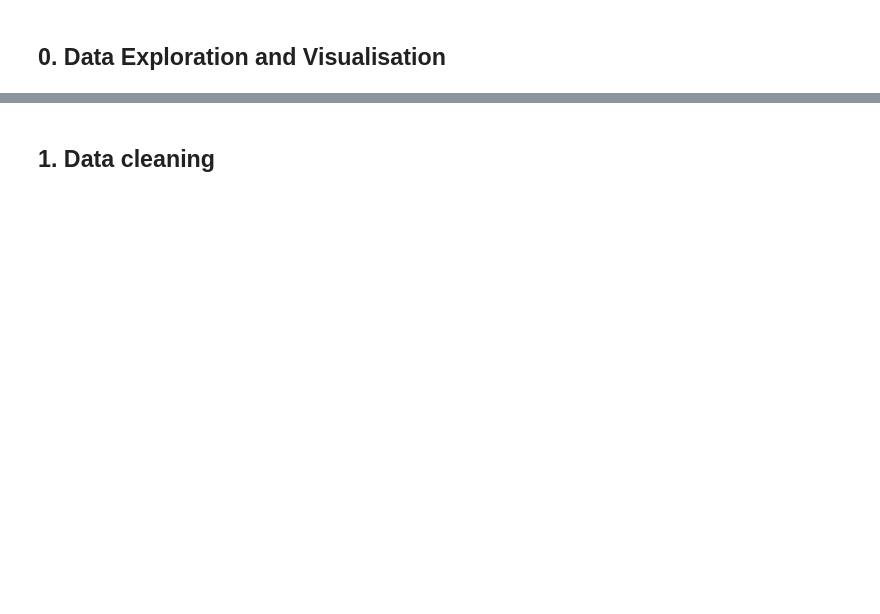
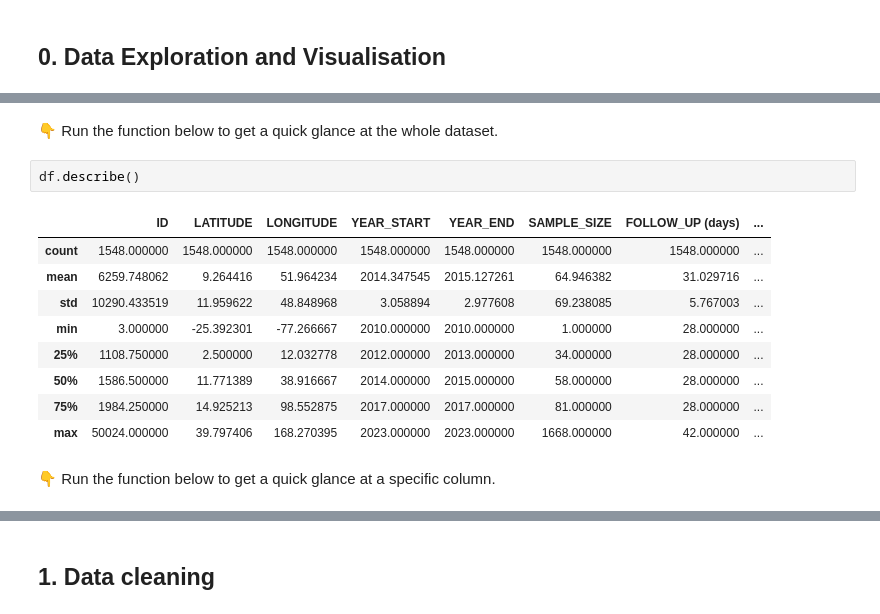
Before and after one commit to APepey/ML-workshop, a Jupyter notebook: notebooks/challenge02_MLbasics.ipynb, the cells around one changed output, grey strips where cells are left out. Cells and saved outputs as stored; diff of their text form; blank space fills up the shorter version.

```diff
--- a/notebooks/challenge02_MLbasics.ipynb
+++ b/notebooks/challenge02_MLbasics.ipynb
@@ -37,0 +72,16 @@ data['GarageFinish'].describe()
+# %% [markdown]
+👇 Run the function below to get a quick glance at the whole dataset.
+# %%
+df.describe()
+# %% [output]
+|  | ID | LATITUDE | LONGITUDE | YEAR_START | YEAR_END | SAMPLE_SIZE | FOLLOW_UP (days) | ... |
+| count | 1548.000000 | 1548.000000 | 1548.000000 | 1548.000000 | 1548.000000 | 1548.000000 | 1548.000000 | ... |
+| mean | 6259.748062 | 9.264416 | 51.964234 | 2014.347545 | 2015.127261 | 64.946382 | 31.029716 | ... |
+| std | 10290.433519 | 11.959622 | 48.848968 | 3.058894 | 2.977608 | 69.238085 | 5.767003 | ... |
+| min | 3.000000 | -25.392301 | -77.266667 | 2010.000000 | 2010.000000 | 1.000000 | 28.000000 | ... |
+| 25% | 1108.750000 | 2.500000 | 12.032778 | 2012.000000 | 2013.000000 | 34.000000 | 28.000000 | ... |
+| 50% | 1586.500000 | 11.771389 | 38.916667 | 2014.000000 | 2015.000000 | 58.000000 | 28.000000 | ... |
+| 75% | 1984.250000 | 14.925213 | 98.552875 | 2017.000000 | 2017.000000 | 81.000000 | 28.000000 | ... |
+| max | 50024.000000 | 39.797406 | 168.270395 | 2023.000000 | 2023.000000 | 1668.000000 | 42.000000 | ... |
+# %% [markdown]
+👇 Run the function below to get a quick glance at a specific column.
```
Also changed, not shown: parts of 43 cells of this notebook.
